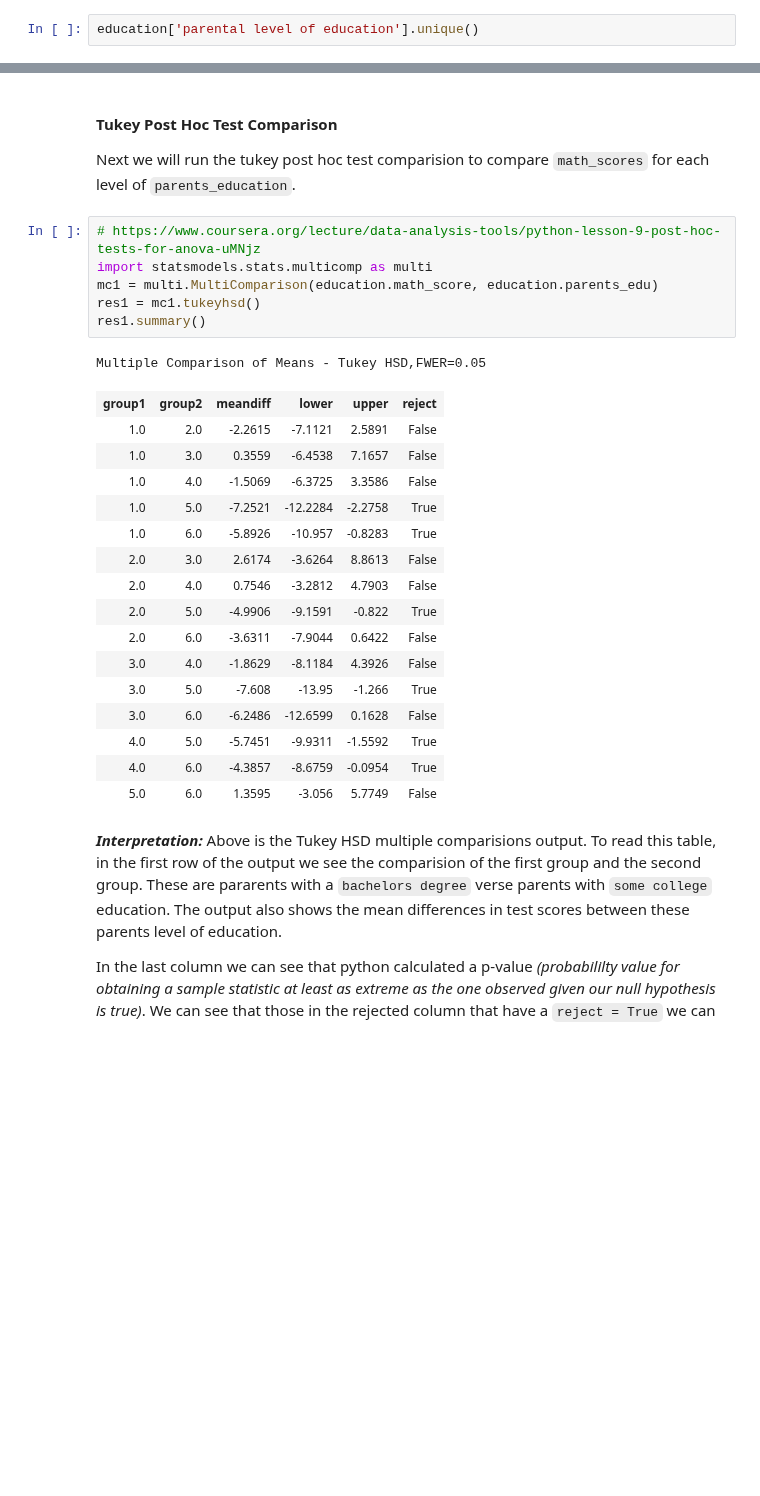
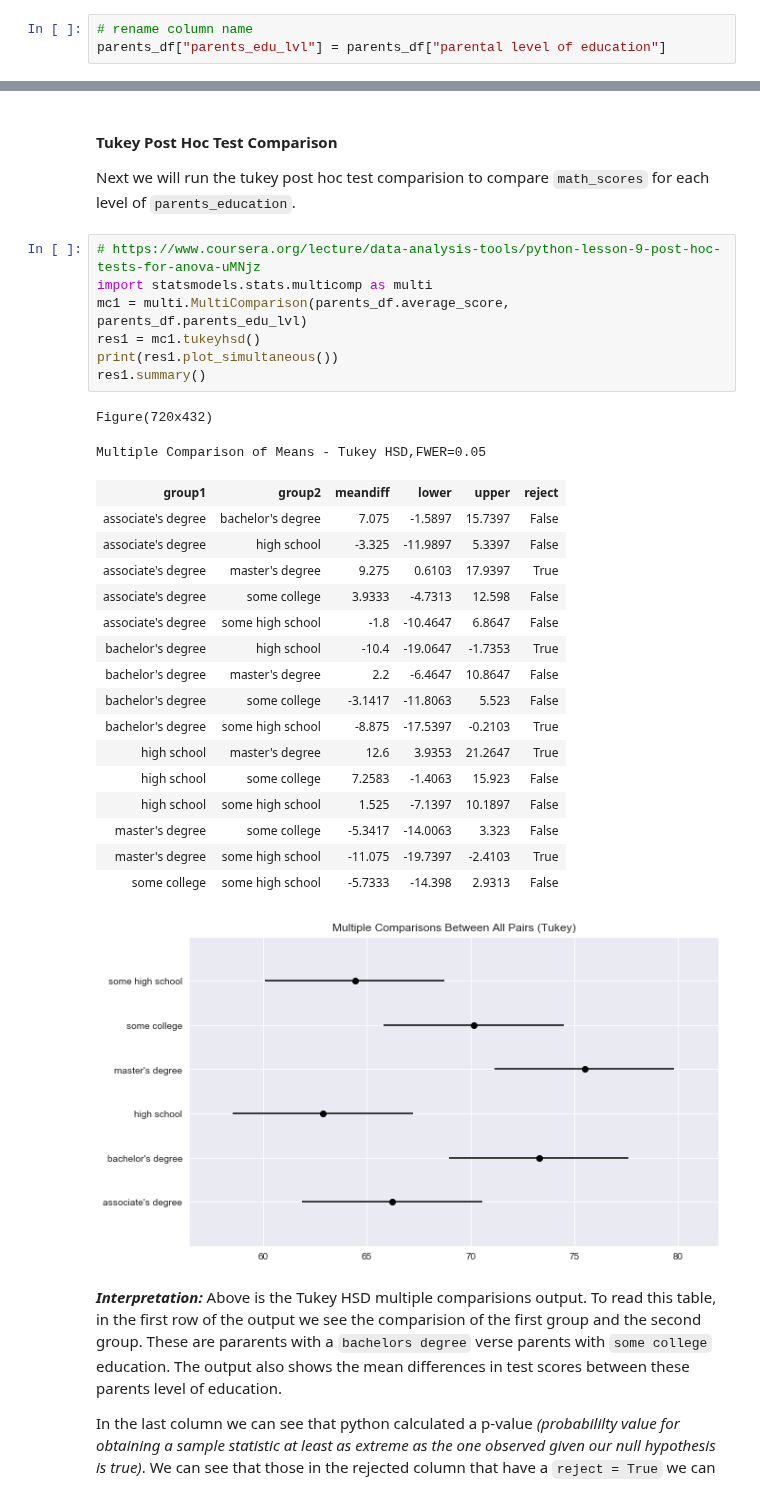
Before and after one commit to naivelogic/Machine_Learning_Notebooks, a Jupyter notebook: Data_Science/(dev) Students Performance in Exams.ipynb, the cells around one changed output, grey strips where cells are left out. Drawn from its saved outputs; the diff is of its cells as text; blank space fills up the shorter version.

```diff
--- a/Data_Science/(dev) Students Performance in Exams.ipynb
+++ b/Data_Science/(dev) Students Performance in Exams.ipynb
@@ -373,4 +391,5 @@ Resoueces: Statistics in Plain English by Timothy C. Urdan
 from statsmodels.formula.api import ols
 import statsmodels.api as sm
 # %%
-education['parental level of education'].unique()
+# rename column name
+parents_df["parents_edu_lvl"] = parents_df["parental level of education"]
@@ -436,27 +439,30 @@ Next we will run the tukey post hoc test comparision to compare `math_scores` fo
 # %%
 # https://www.coursera.org/lecture/data-analysis-tools/python-lesson-9-post-hoc-tests-for-anova-uMNjz
 import statsmodels.stats.multicomp as multi
-mc1 = multi.MultiComparison(education.math_score, education.parents_edu)
+mc1 = multi.MultiComparison(parents_df.average_score, parents_df.parents_edu_lvl)
 res1 = mc1.tukeyhsd()
+print(res1.plot_simultaneous())
 res1.summary()
 # %% [output]
-Multiple Comparison of Means - Tukey HSD,FWER=0.05
+Figure(720x432)
+Multiple Comparison of Means - Tukey HSD,FWER=0.05
 | group1 | group2 | meandiff | lower | upper | reject |
-| 1.0 | 2.0 | -2.2615 | -7.1121 | 2.5891 | False |
-| 1.0 | 3.0 | 0.3559 | -6.4538 | 7.1657 | False |
-| 1.0 | 4.0 | -1.5069 | -6.3725 | 3.3586 | False |
-| 1.0 | 5.0 | -7.2521 | -12.2284 | -2.2758 | True |
-| 1.0 | 6.0 | -5.8926 | -10.957 | -0.8283 | True |
-| 2.0 | 3.0 | 2.6174 | -3.6264 | 8.8613 | False |
-| 2.0 | 4.0 | 0.7546 | -3.2812 | 4.7903 | False |
-| 2.0 | 5.0 | -4.9906 | -9.1591 | -0.822 | True |
-| 2.0 | 6.0 | -3.6311 | -7.9044 | 0.6422 | False |
-| 3.0 | 4.0 | -1.8629 | -8.1184 | 4.3926 | False |
-| 3.0 | 5.0 | -7.608 | -13.95 | -1.266 | True |
-| 3.0 | 6.0 | -6.2486 | -12.6599 | 0.1628 | False |
-| 4.0 | 5.0 | -5.7451 | -9.9311 | -1.5592 | True |
-| 4.0 | 6.0 | -4.3857 | -8.6759 | -0.0954 | True |
-| 5.0 | 6.0 | 1.3595 | -3.056 | 5.7749 | False |
+| associate's degree | bachelor's degree | 7.075 | -1.5897 | 15.7397 | False |
+| associate's degree | high school | -3.325 | -11.9897 | 5.3397 | False |
+| associate's degree | master's degree | 9.275 | 0.6103 | 17.9397 | True |
+| associate's degree | some college | 3.9333 | -4.7313 | 12.598 | False |
+| associate's degree | some high school | -1.8 | -10.4647 | 6.8647 | False |
+| bachelor's degree | high school | -10.4 | -19.0647 | -1.7353 | True |
+| bachelor's degree | master's degree | 2.2 | -6.4647 | 10.8647 | False |
+| bachelor's degree | some college | -3.1417 | -11.8063 | 5.523 | False |
+| bachelor's degree | some high school | -8.875 | -17.5397 | -0.2103 | True |
+| high school | master's degree | 12.6 | 3.9353 | 21.2647 | True |
+| high school | some college | 7.2583 | -1.4063 | 15.923 | False |
+| high school | some high school | 1.525 | -7.1397 | 10.1897 | False |
+| master's degree | some college | -5.3417 | -14.0063 | 3.323 | False |
+| master's degree | some high school | -11.075 | -19.7397 | -2.4103 | True |
+| some college | some high school | -5.7333 | -14.398 | 2.9313 | False |
+[figure, added]
 # %% [markdown]
 ___Interpretation:___ Above is the Tukey HSD multiple comparisions output. To read this table, in the first row of the output we see the comparision of the first group and the second group. These are pararents with a `bachelors degree` verse parents with `some college` education. The output also shows the mean differences in test scores between these parents level of education.
 
```
Also changed, not shown: parts of 21 cells of this notebook.
